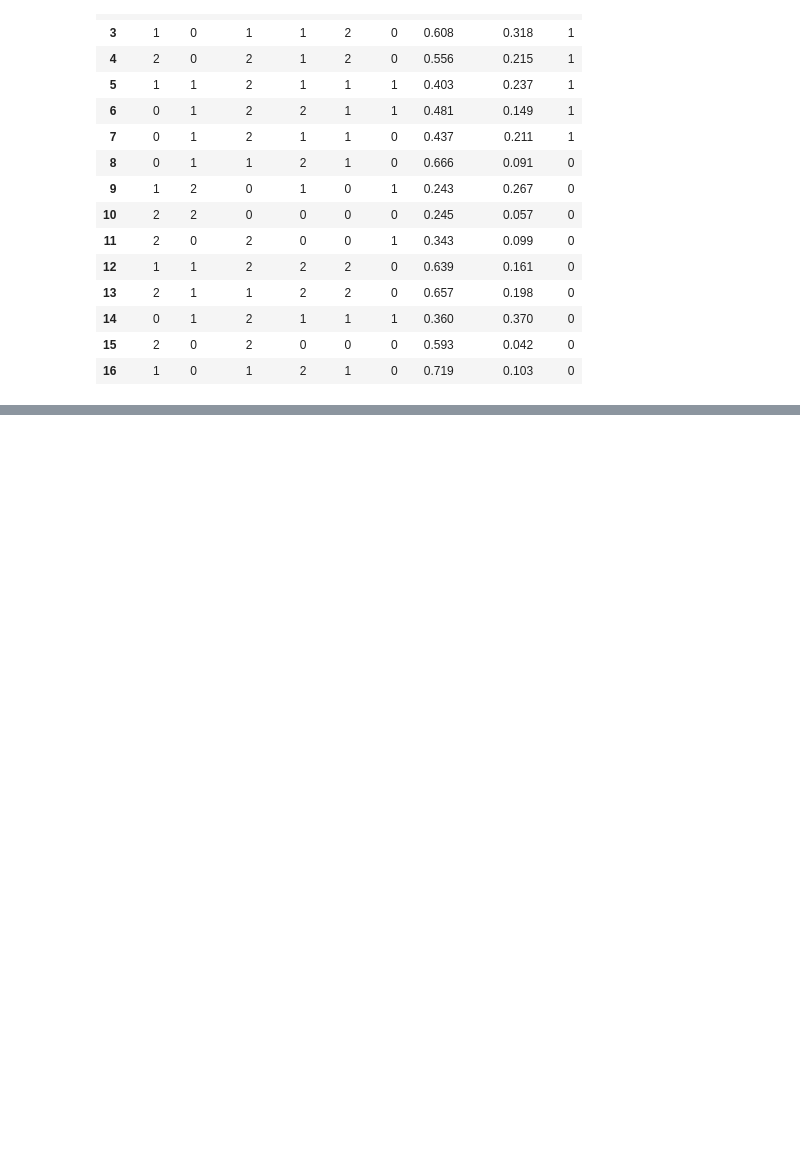
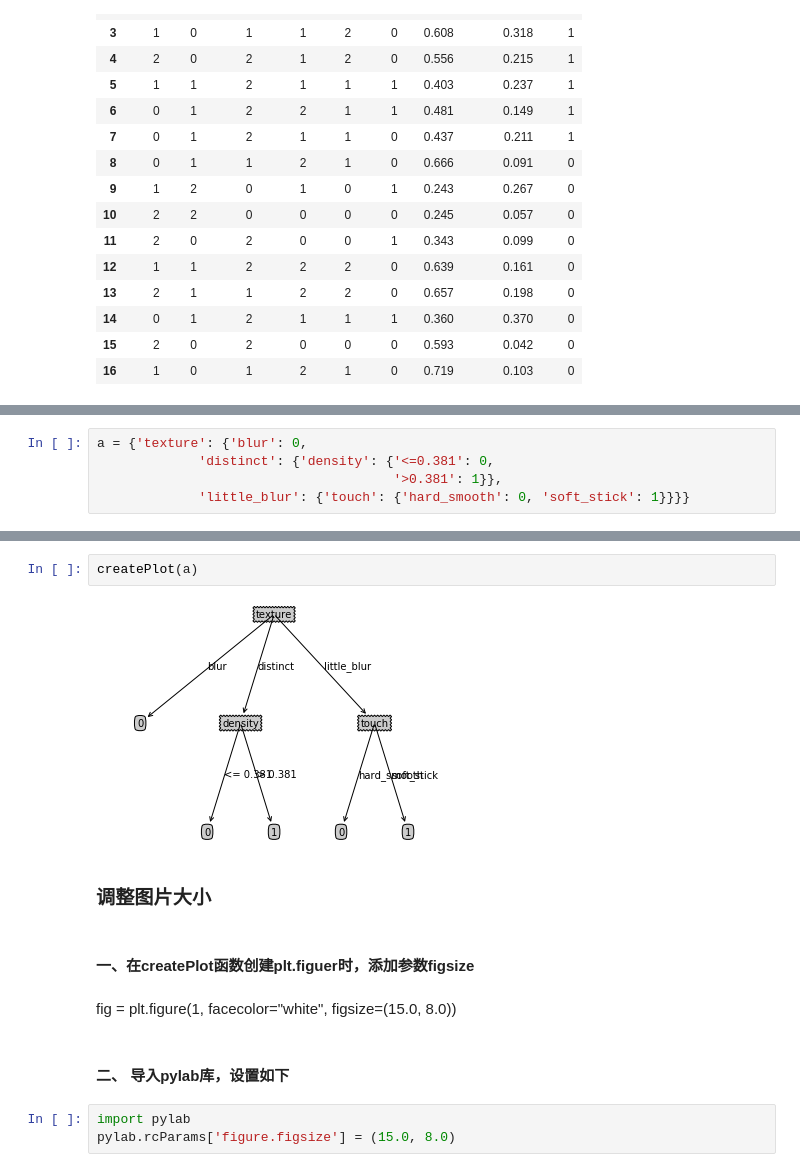
Before and after one commit to ikangaroo/LiHongYi, a Jupyter notebook: HomeWork2/decision tree.ipynb, the cells around one changed output, grey strips where cells are left out. Drawn from its saved outputs; the diff is of its cells as text; blank space fills up the shorter version.

```diff
--- a/HomeWork2/decision tree.ipynb
+++ b/HomeWork2/decision tree.ipynb
@@ -358,0 +361,5 @@ newdata
+# %%
+a = {'texture': {'blur': 0,
+             'distinct': {'density': {'<=0.381': 0,
+                                      '>0.381': 1}},
+             'little_blur': {'touch': {'hard_smooth': 0, 'soft_stick': 1}}}}
@@ -358,0 +495,15 @@ newdata
+# %%
+createPlot(a)
+# %% [output]
+[figure, added]
+# %% [markdown]
+### 调整图片大小
+# %% [markdown]
+#### 一、在createPlot函数创建plt.figuer时，添加参数figsize
+# %% [markdown]
+fig = plt.figure(1, facecolor="white", figsize=(15.0, 8.0))
+# %% [markdown]
+#### 二、 导入pylab库，设置如下
+# %%
+import pylab
+pylab.rcParams['figure.figsize'] = (15.0, 8.0)
```
Also changed, not shown: parts of 4 cells of this notebook.
